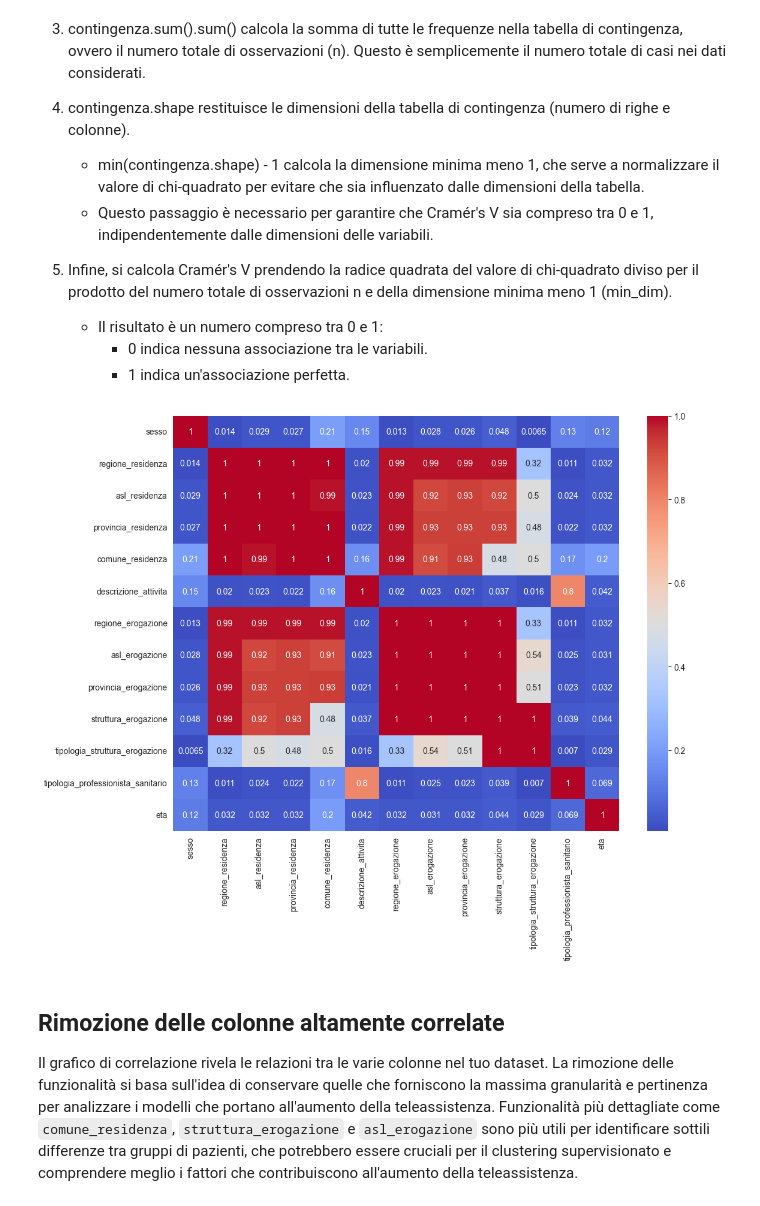
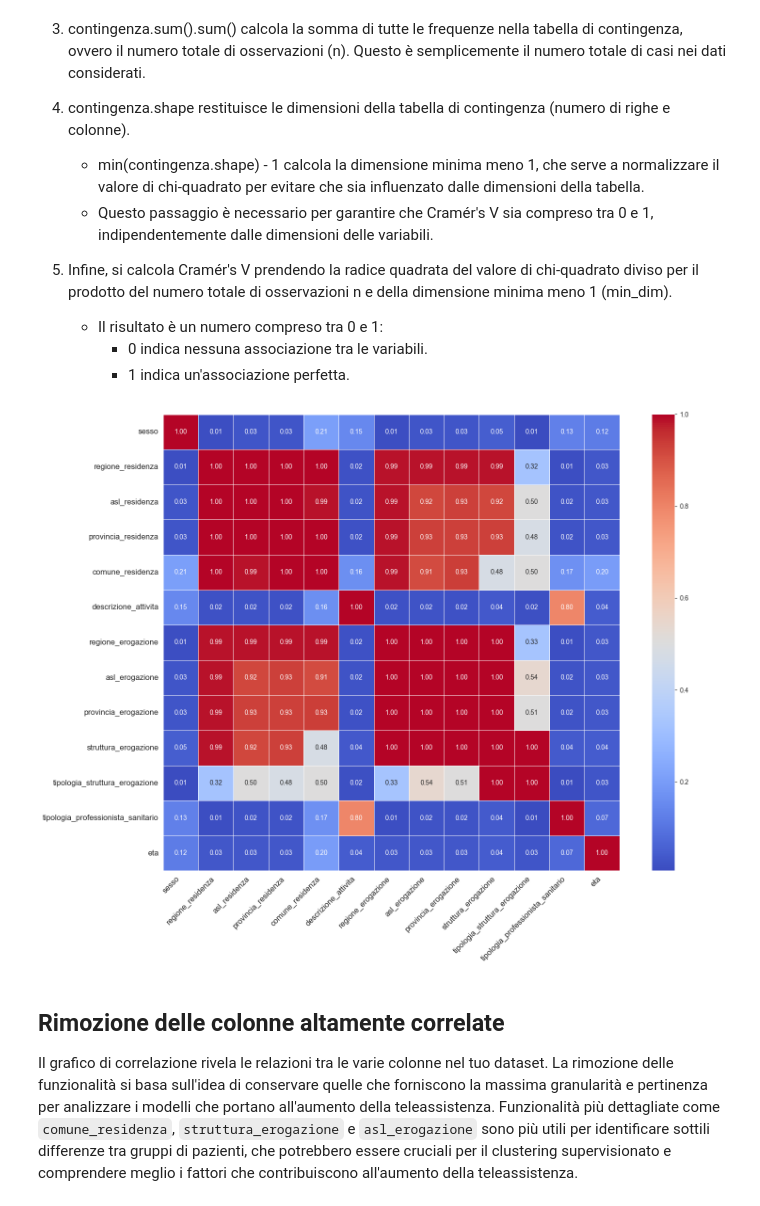
Before and after one commit to AlessiaRossi/Teleassistance-Supervised-Clustering, a Jupyter notebook: notebooks/EDA/feature_selection_corr.ipynb, the cells around one changed output. Cells and saved outputs as stored; diff of their text form; code cells hidden in the pictures.

```diff
--- a/notebooks/EDA/feature_selection_corr.ipynb
+++ b/notebooks/EDA/feature_selection_corr.ipynb
@@ -100,9 +112,28 @@ for col1 in corr_cols:
-# %%
-plt.figure(figsize=(12, 9))  # Increase the figure size to your desired dimensions
-sns.heatmap(correlations.astype(float), annot=True, cmap="coolwarm")
-plt.show()
-# %% [output]
-[figure, removed]
+# %%
+correlations = calculate_correlation_matrix(df, corr_cols)
+# %%
+def visualize_correlation_matrix(correlations):
+    '''
+    This function visualizes the correlation matrix using a heatmap.
+
+    Args:
+        correlations: DataFrame containing the correlation matrix.
+
+    Returns:
+        None
+    '''
+    plt.figure(figsize=(16, 12))
+    sns.heatmap(correlations.astype(float), annot=True, cmap="coolwarm", fmt=".2f", linewidths=0.5, square=True)
+
+    plt.xticks(rotation=45, ha="right", fontsize=12)
+    plt.yticks(fontsize=12)
+    plt.tight_layout()
+
+    plt.show()
+# %%
+visualize_correlation_matrix(correlations)
+# %% [output]
+[figure, added]
 # %% [markdown]
 ## Rimozione delle colonne altamente correlate
 Il grafico di correlazione rivela le relazioni tra le varie colonne nel tuo dataset.
```
Also changed, not shown: parts of 5 cells of this notebook.
